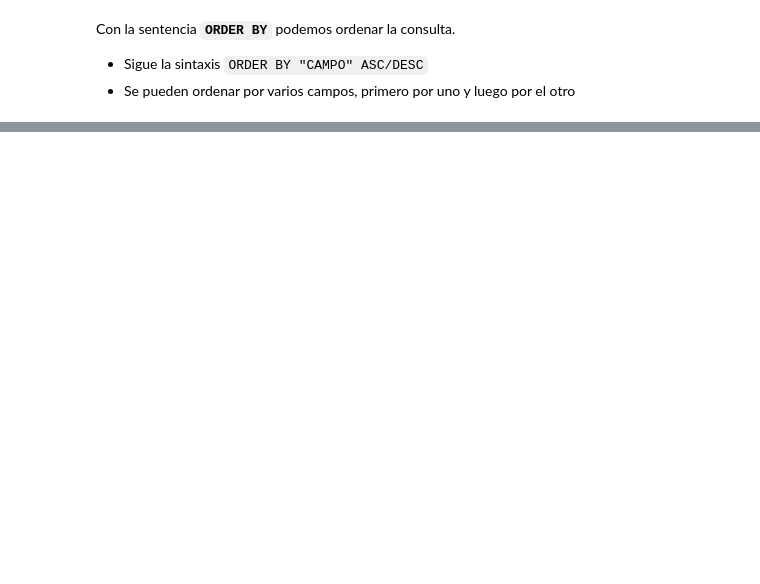
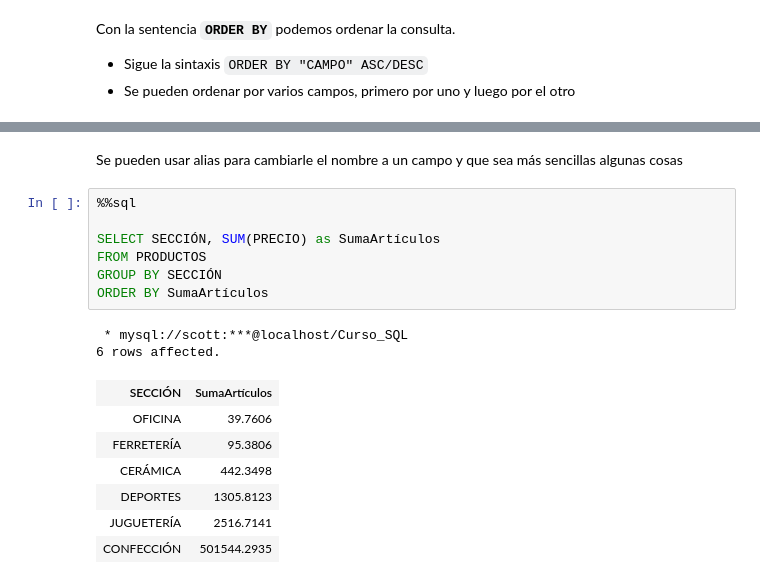
Before and after one commit to Herraiz/CursoSQL, a Jupyter notebook: CursoSQL.ipynb, the cells around one changed output, grey strips where cells are left out. Saved outputs shown, nothing was run; the diff lists cells and outputs as text; blank space fills up the shorter version.

```diff
--- a/CursoSQL.ipynb
+++ b/CursoSQL.ipynb
@@ -153,0 +189,19 @@ ORDER BY SECCIÓN, PAÍSDEORIGEN, PRECIO DESC
+# %% [markdown]
+Se pueden usar alias para cambiarle el nombre a un campo y que sea más sencillas algunas cosas
+# %%
+%%sql
+
+SELECT SECCIÓN, SUM(PRECIO) as SumaArtículos
+FROM PRODUCTOS
+GROUP BY SECCIÓN
+ORDER BY SumaArtículos
+# %% [output]
+ * mysql://scott:***@localhost/Curso_SQL
+6 rows affected.
+| SECCIÓN | SumaArtículos |
+| OFICINA | 39.7606 |
+| FERRETERÍA | 95.3806 |
+| CERÁMICA | 442.3498 |
+| DEPORTES | 1305.8123 |
+| JUGUETERÍA | 2516.7141 |
+| CONFECCIÓN | 501544.2935 |
```
Also changed, not shown: parts of 13 cells of this notebook.
